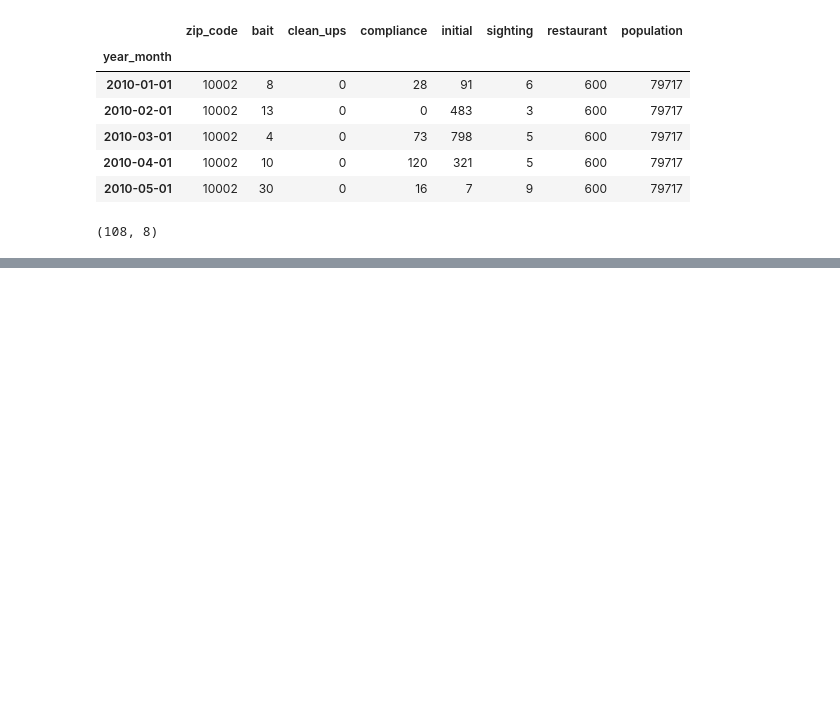
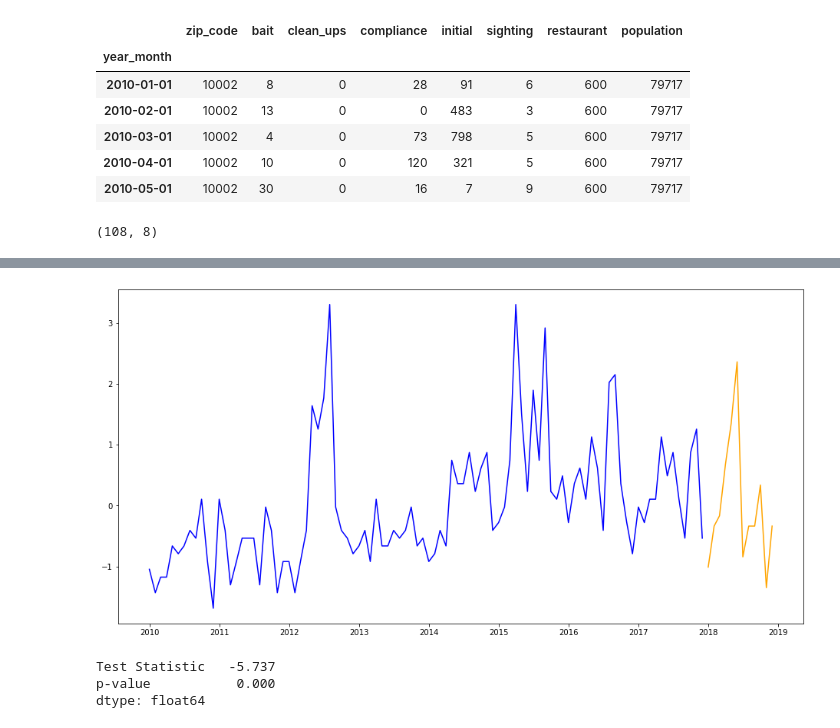
Before and after one commit to zhanzhanyu/Manhattan-Rats-Sightings-SARIMAX-Model, a Jupyter notebook: codes/03_modeling.ipynb, the cells around one changed output, grey strips where cells are left out. Cells and saved outputs as stored; diff of their text form; code cells hidden in the pictures; blank space fills up the shorter version.

```diff
--- a/codes/03_modeling.ipynb
+++ b/codes/03_modeling.ipynb
@@ -87,0 +131,3 @@ plot_series(zip_10002,
+# %%
+train = zip_10002[['sighting']].iloc[:96,]
+test = zip_10002[['sighting']].iloc[96:,]
@@ -87,0 +140,10 @@ plot_series(zip_10002,
+# %%
+ss = StandardScaler()
+Z_train = pd.DataFrame(ss.fit_transform(train), train.index)
+Z_test = pd.DataFrame(ss.fit_transform(test), test.index)
+
+Z_train_res = pd.DataFrame(ss.fit_transform(train_res), train.index)
+Z_test_res = pd.DataFrame(ss.fit_transform(test_res), test.index)
+
+Z_train_pop = pd.DataFrame(ss.fit_transform(train_pop), train.index)
+Z_test_pop = pd.DataFrame(ss.fit_transform(test_pop), test.index)
@@ -87,0 +153,9 @@ plot_series(zip_10002,
+# %%
+def train_test_plot(train, test):
+    plt.figure(figsize=(16, 8))
+    plt.plot(train, c='blue')
+    plt.plot(test, c='orange');
+# %%
+train_test_plot(Z_train, Z_test)
+# %% [output]
+[figure, added]
@@ -87,0 +166,6 @@ plot_series(zip_10002,
+# %%
+interpret_dftest(adfuller(zip_10002['sighting']))
+# %% [output]
+Test Statistic   -5.737
+p-value           0.000
+dtype: float64
```
Also changed, not shown: parts of 20 cells of this notebook, 4 other files.
